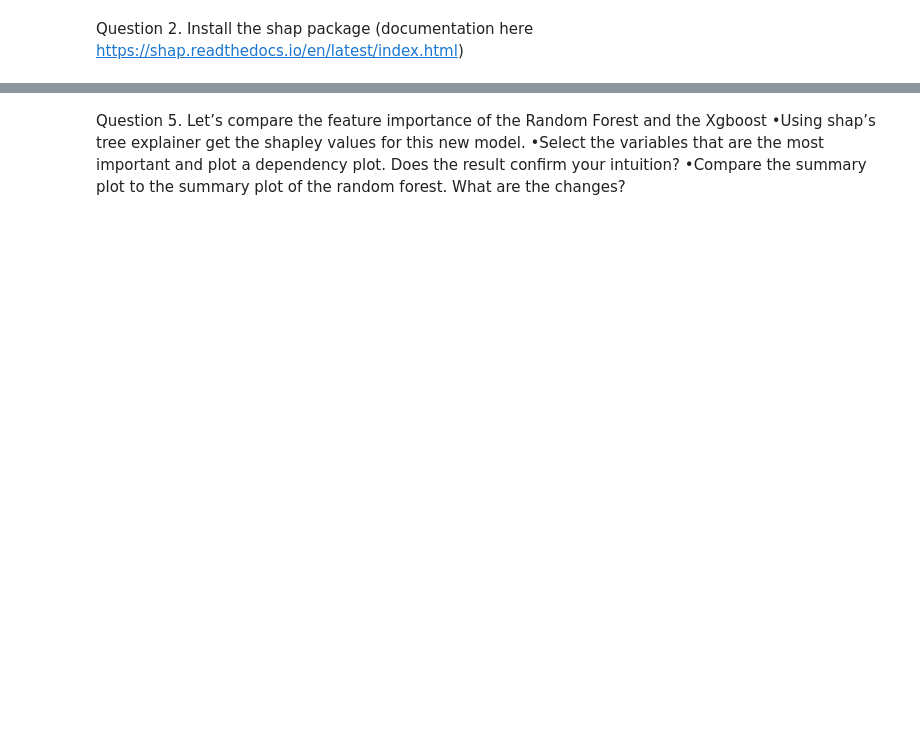
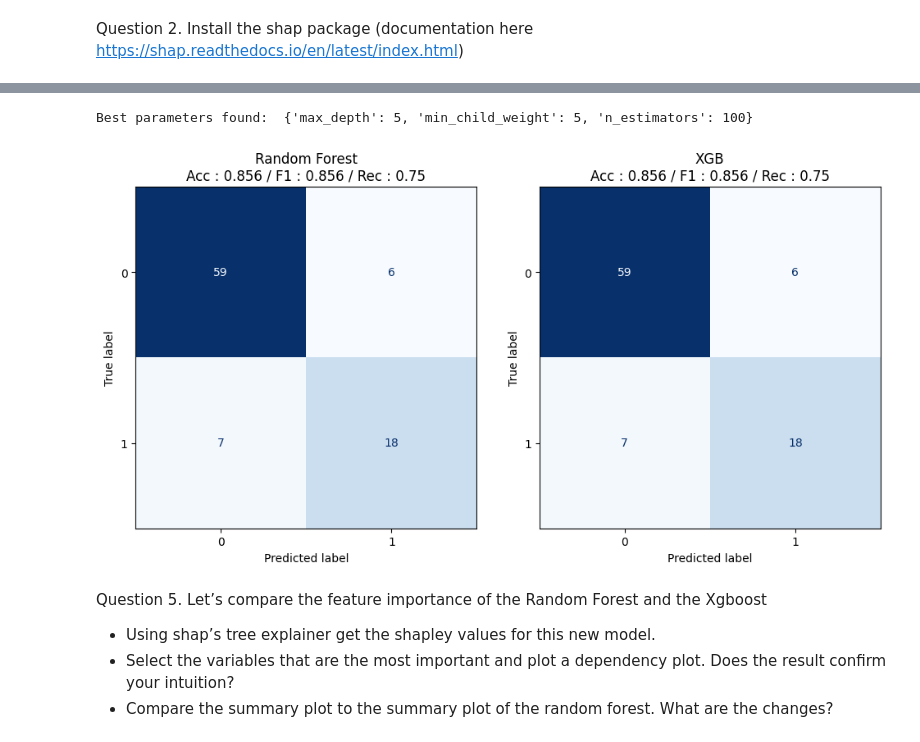
Before and after one commit to BastienCherel/ExplainabilityAI, a Jupyter notebook: Tutorial3/Tutorial3_CHEREL.ipynb, the cells around one changed output, grey strips where cells are left out. Saved outputs shown, nothing was run; the diff lists cells and outputs as text; code cells hidden in the pictures; blank space fills up the shorter version.

```diff
--- a/Tutorial3/Tutorial3_CHEREL.ipynb
+++ b/Tutorial3/Tutorial3_CHEREL.ipynb
@@ -12,0 +16,13 @@ created
+# %%
+%pip install ucimlrepo
+from ucimlrepo import fetch_ucirepo
+import pandas as pd
+
+# fetch dataset
+heart_disease = fetch_ucirepo(id=45)
+
+# data (as pandas dataframes)
+X = heart_disease.data.features
+y = heart_disease.data.targets
+
+data =pd.concat([X.reset_index(drop=True), y], axis=1)
@@ -38,8 +246,62 @@ How does Xgboost work ? what is boosting? you can search the internet for these
+# %%
+from xgboost import XGBClassifier
+from sklearn.model_selection import GridSearchCV
+
+# Initialize the XGBoost model
+xgb_model = XGBClassifier(objective='binary:logistic', eval_metric='logloss')
+
+# Hyperparameter tuning using GridSearchCV
+param_grid = {
+    'n_estimators': [100, 200, 300],
+    'max_depth': [5 , 6, 7],
+    'min_child_weight': [1, 3, 5],
+}
+
+grid_search = GridSearchCV(estimator=xgb_model, param_grid=param_grid, scoring='accuracy', cv=3, n_jobs=-1)
+grid_search.fit(X_train, y_train)
+
+# Best model and parameters
+best_xgb_model = grid_search.best_estimator_
+print("Best parameters found: ", grid_search.best_params_)
+
+
+# Test the performance with the tuned hyperparameters
+y_pred_xgb = best_rf_model.predict(X_test)
+
+xgb_acc = accuracy_score(y_pred_xgb,y_test)
+xgb_F1 = f1_score(y_pred_xgb,y_test, average= "weighted")
+xgb_rec=recall_score(y_pred_xgb,y_test)
+# %% [output]
+Best parameters found:  {'max_depth': 5, 'min_child_weight': 5, 'n_estimators': 100}
+# %%
+from sklearn.metrics import confusion_matrix, ConfusionMatrixDisplay
+import matplotlib.pyplot as plt
+# Set up the side-by-side plots
+fig, axes = plt.subplots(1, 2, figsize=(10, 5))  # Adjust figure size as needed
+
+# Logistic Regression Confusion Matrix
+rf_cm = confusion_matrix(y_test, y_pred_tuned, labels=best_rf_model.classes_)
+rf_disp = ConfusionMatrixDisplay(confusion_matrix=rf_cm, display_labels=best_rf_model.classes_)
+rf_disp.plot(ax=axes[0], cmap='Blues', colorbar=False)
+axes[0].set_title(f"Random Forest\nAcc : {round(rf_acc,3)} / F1 : {round(rf_F1,3)} / Rec : {round(rf_rec,3)}")
+
+# Decision Tree Confusion Matrix
+xgb_cm = confusion_matrix(y_test, y_pred_xgb, labels=best_xgb_model.classes_)
+xgb_disp = ConfusionMatrixDisplay(confusion_matrix=xgb_cm, display_labels=best_xgb_model.classes_)
+xgb_disp.plot(ax=axes[1], cmap='Blues', colorbar=False)
+axes[1].set_title(f"XGB\nAcc : {round(xgb_acc, 3)} / F1 : {round(xgb_F1, 3)} / Rec : {round(xgb_rec, 3)}")
+
+
+# Adjust layout and show plot
+plt.tight_layout()
+plt.show()
+# %% [output]
+[figure, added]
 # %% [markdown]
 
 Question 5.
 Let’s compare the feature importance of the Random Forest and the Xgboost
-•Using shap’s tree explainer get the shapley values for this new model.
-•Select the variables that are the most important and plot a dependency plot. Does the result confirm
+* Using shap’s tree explainer get the shapley values for this new model.
+* Select the variables that are the most important and plot a dependency plot. Does the result confirm
 your intuition?
-•Compare the summary plot to the summary plot of the random forest. What are the changes?
+* Compare the summary plot to the summary plot of the random forest. What are the changes?
```
Also changed, not shown: parts of 26 cells of this notebook.
